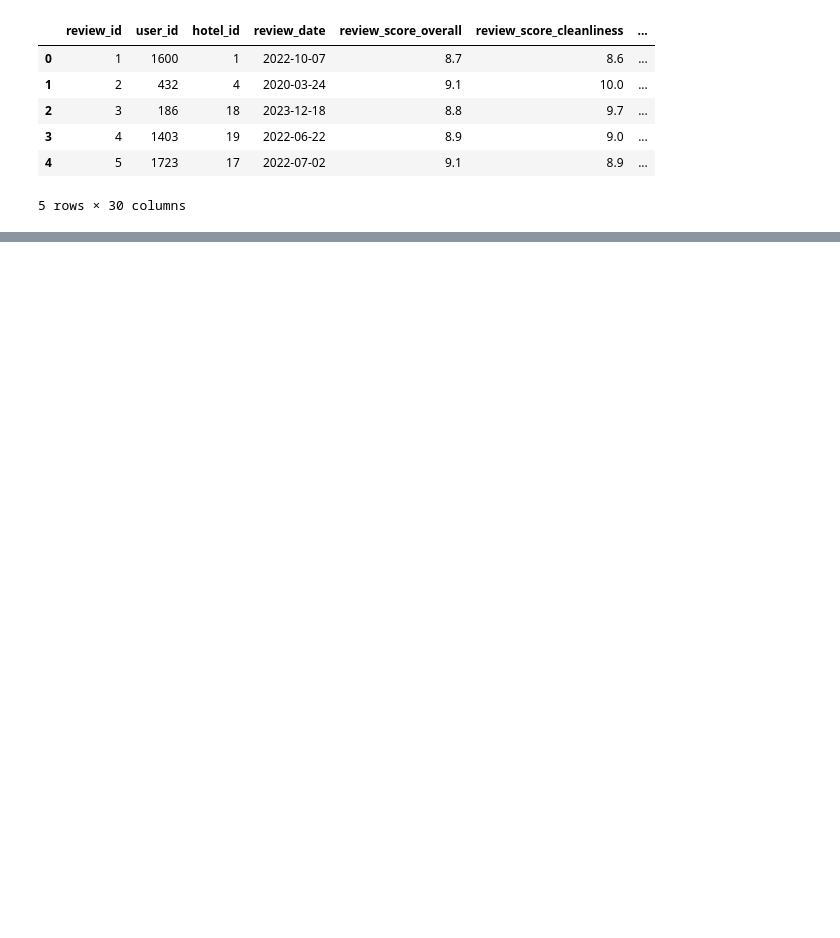
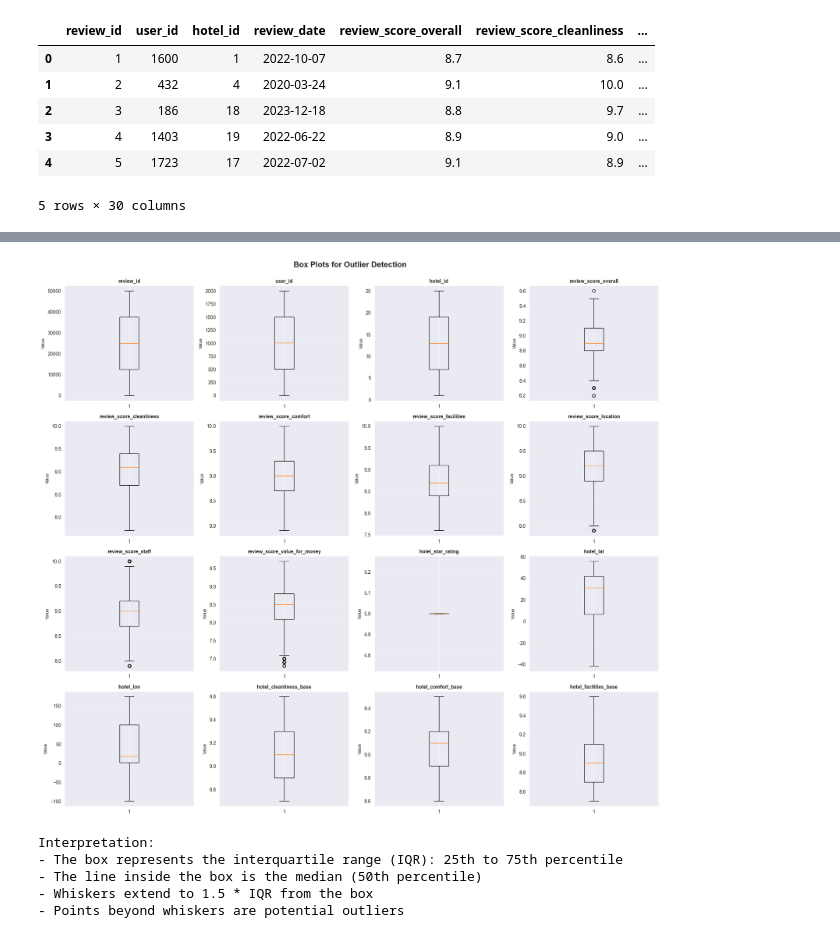
Before and after one commit to MohamedElquesni/ACL-International-Hotel-Booking-Analytics-, a Jupyter notebook: Milestone 1/Milestone 1.ipynb, the cells around one changed output, grey strips where cells are left out. Cells and saved outputs as stored; diff of their text form; code cells hidden in the pictures; blank space fills up the shorter version.

```diff
--- a/Milestone 1/Milestone 1.ipynb
+++ b/Milestone 1/Milestone 1.ipynb
@@ -453,0 +515,32 @@ memory usage: 6.9+ MB
+# %%
+# Use box plots to detect outliers in numerical features
+# Box plots show: median (center line), quartiles (box edges), and outliers (dots beyond whiskers)
+
+fig, axes = plt.subplots(4, 4, figsize=(18, 16))
+axes = axes.ravel()
+
+# Create box plot for each numerical column
+for idx, col in enumerate(numerical_cols[:16]):
+    # Remove NaN values before plotting
+    data = df_merged[col].dropna()
+    axes[idx].boxplot(data, vert=True)
+    axes[idx].set_title(f'{col}', fontsize=10, fontweight='bold')
+    axes[idx].set_ylabel('Value', fontsize=9)
+    axes[idx].grid(axis='y', alpha=0.3)
+
+plt.suptitle('Box Plots for Outlier Detection', fontsize=16, fontweight='bold', y=1.00)
+plt.tight_layout()
+plt.show()
+
+print("\nInterpretation:")
+print("- The box represents the interquartile range (IQR): 25th to 75th percentile")
+print("- The line inside the box is the median (50th percentile)")
+print("- Whiskers extend to 1.5 * IQR from the box")
+print("- Points beyond whiskers are potential outliers")
+# %% [output]
+[figure, added]
+Interpretation:
+- The box represents the interquartile range (IQR): 25th to 75th percentile
+- The line inside the box is the median (50th percentile)
+- Whiskers extend to 1.5 * IQR from the box
+- Points beyond whiskers are potential outliers
```
Also changed, not shown: parts of 75 cells of this notebook, 1 other file.
